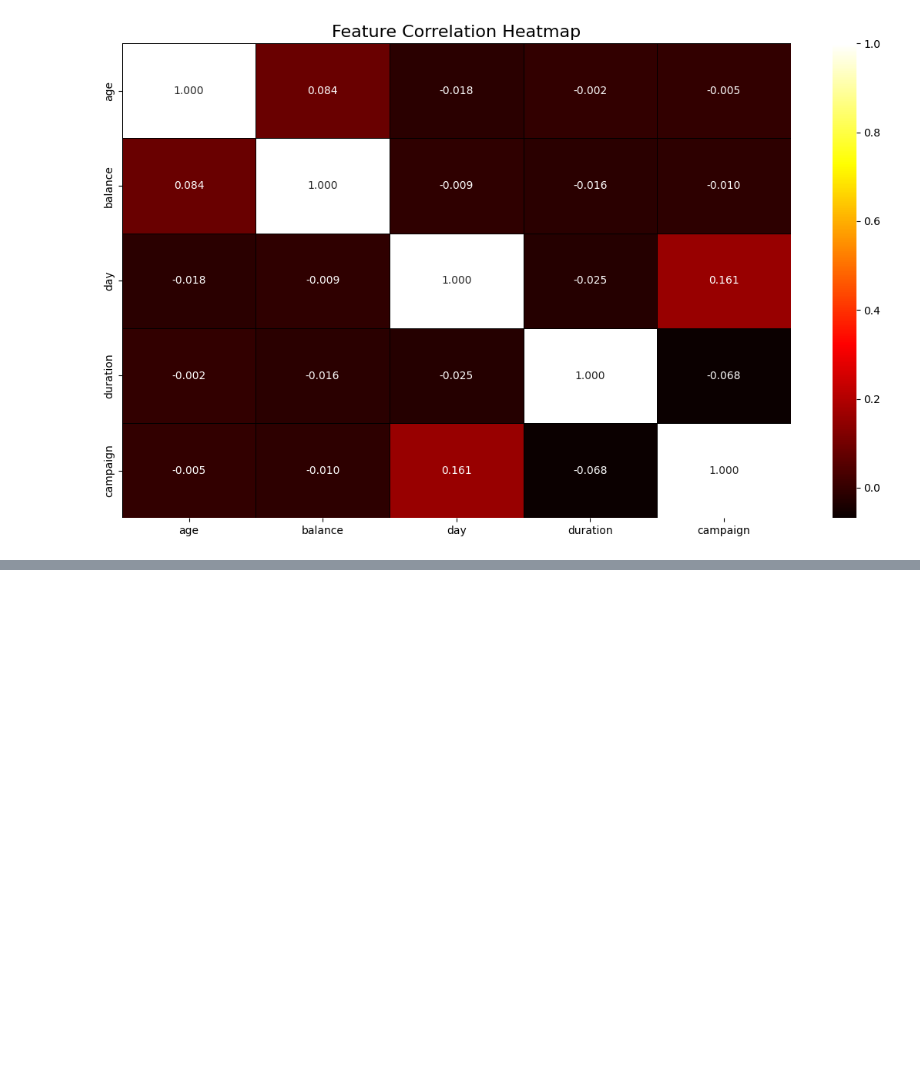
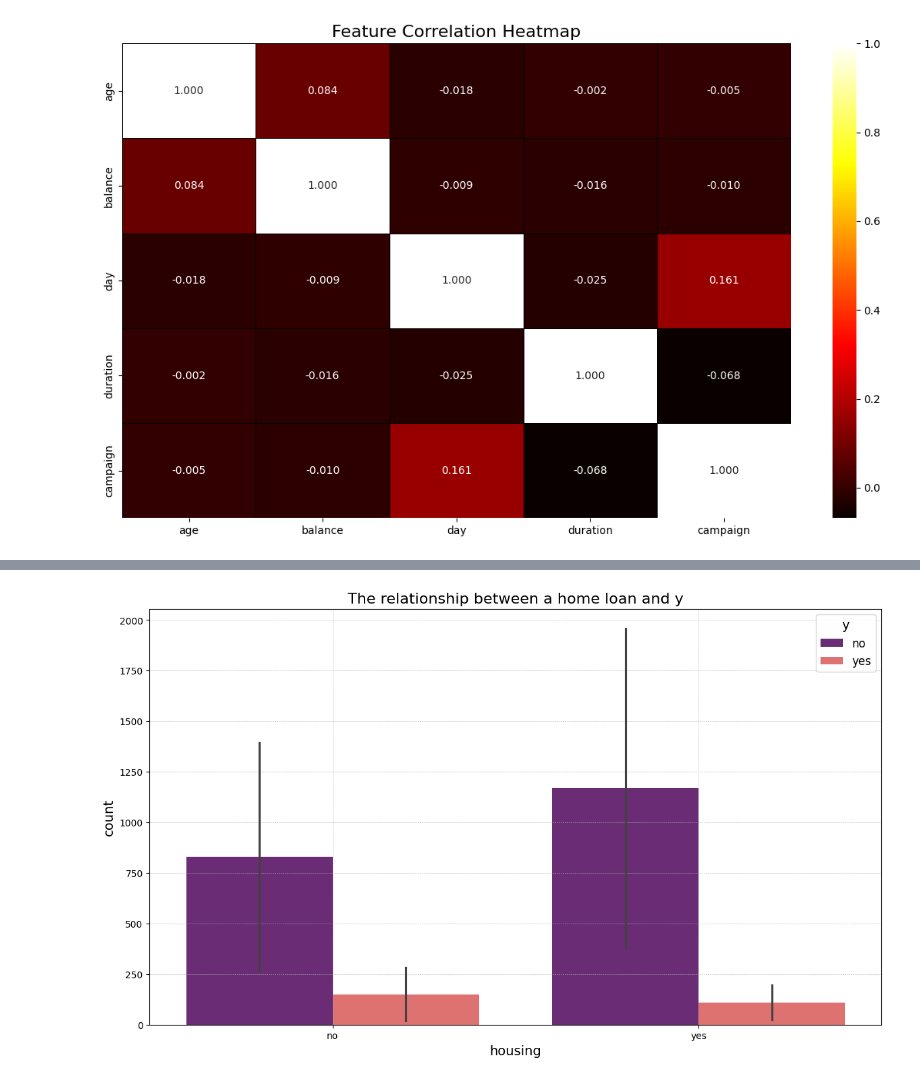
Before and after one commit to KochurovaVA/IIS, a Jupyter notebook: eda/eda.ipynb, the cells around one changed output, grey strips where cells are left out. Saved outputs shown, nothing was run; the diff lists cells and outputs as text; code cells hidden in the pictures; blank space fills up the shorter version.

```diff
--- a/eda/eda.ipynb
+++ b/eda/eda.ipynb
@@ -232,0 +246,19 @@ plt.show()
+# %%
+df_for_groupby = df.groupby(['y','housing', 'loan'], as_index=False)['age'].count()
+df_for_groupby.rename(columns={'age':'count'}, inplace=True)
+# %%
+plt.figure(figsize=(14, 8))
+sns.barplot(x='housing', y='count', hue='y', data=df_for_groupby, palette="magma")
+
+plt.xlabel('housing', fontsize=14)
+plt.ylabel('count', fontsize=14)
+plt.title('The relationship between a home loan and y', fontsize=16)
+
+plt.grid(True, which='both', linestyle='--', linewidth=0.4)
+
+legend = plt.legend(title='y', fontsize=12, title_fontsize=14)
+legend.get_title().set_fontsize('14')
+
+plt.show()
+# %% [output]
+[figure, added]
```
Also changed, not shown: parts of 6 cells of this notebook.
